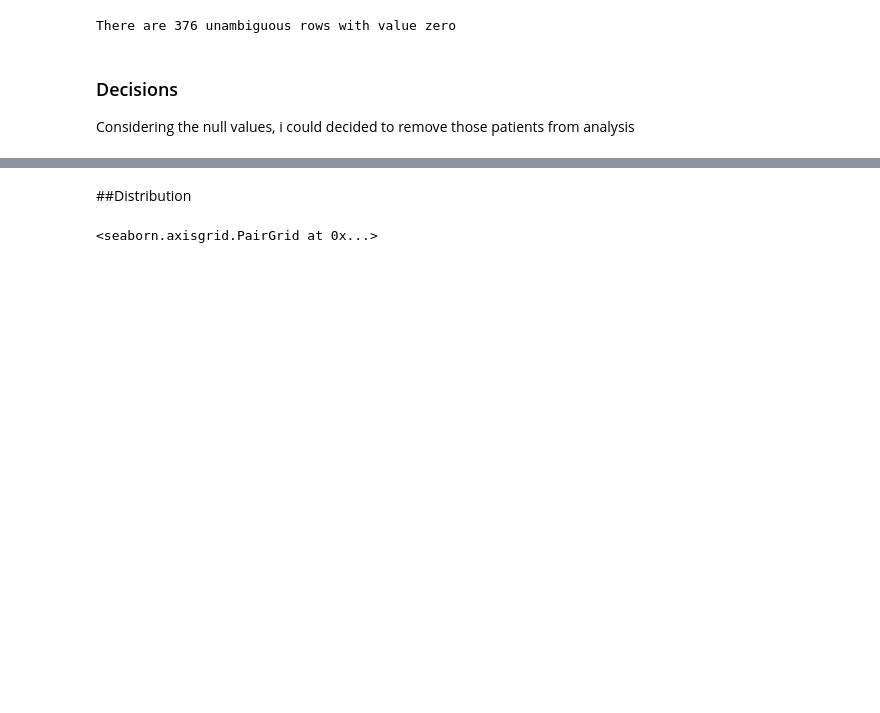
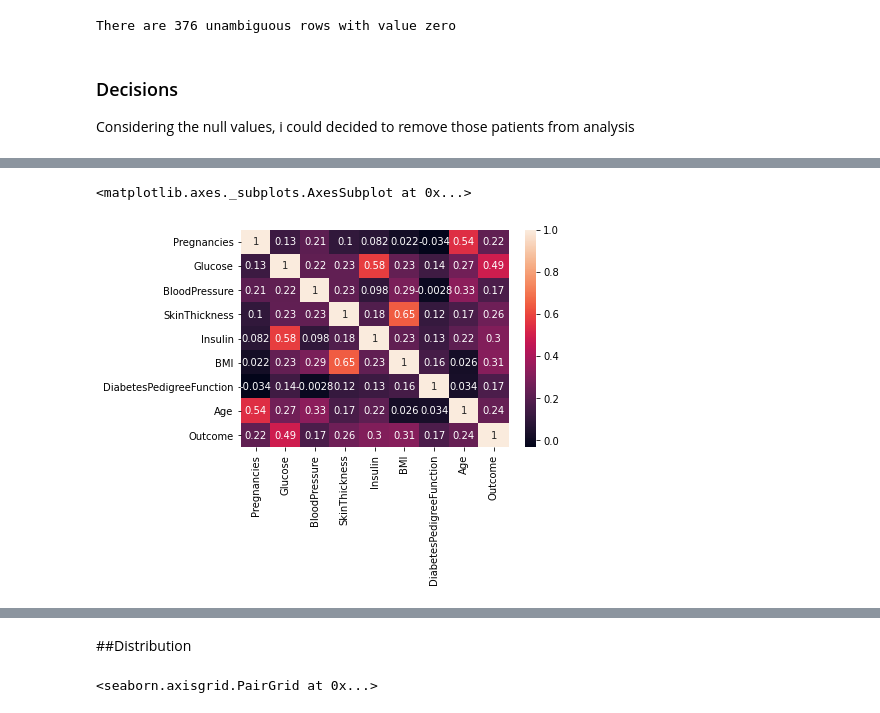
Before and after one commit to souzajvp/IA_tutorials, a Jupyter notebook: diabetes_class/Classification_Diabetes.ipynb, the cells around one changed output, grey strips where cells are left out. Drawn from its saved outputs; the diff is of its cells as text; code cells hidden in the pictures; blank space fills up the shorter version.

```diff
--- a/diabetes_class/Classification_Diabetes.ipynb
+++ b/diabetes_class/Classification_Diabetes.ipynb
@@ -111,0 +165,5 @@ diabetes_copy = diabetes.drop(indexes, axis=0).copy()
+# %%
+sns.heatmap(diabetes.corr(), annot=True)
+# %% [output]
+<matplotlib.axes._subplots.AxesSubplot at 0x...>
+[figure, added]
```
Also changed, not shown: parts of 26 cells of this notebook.
